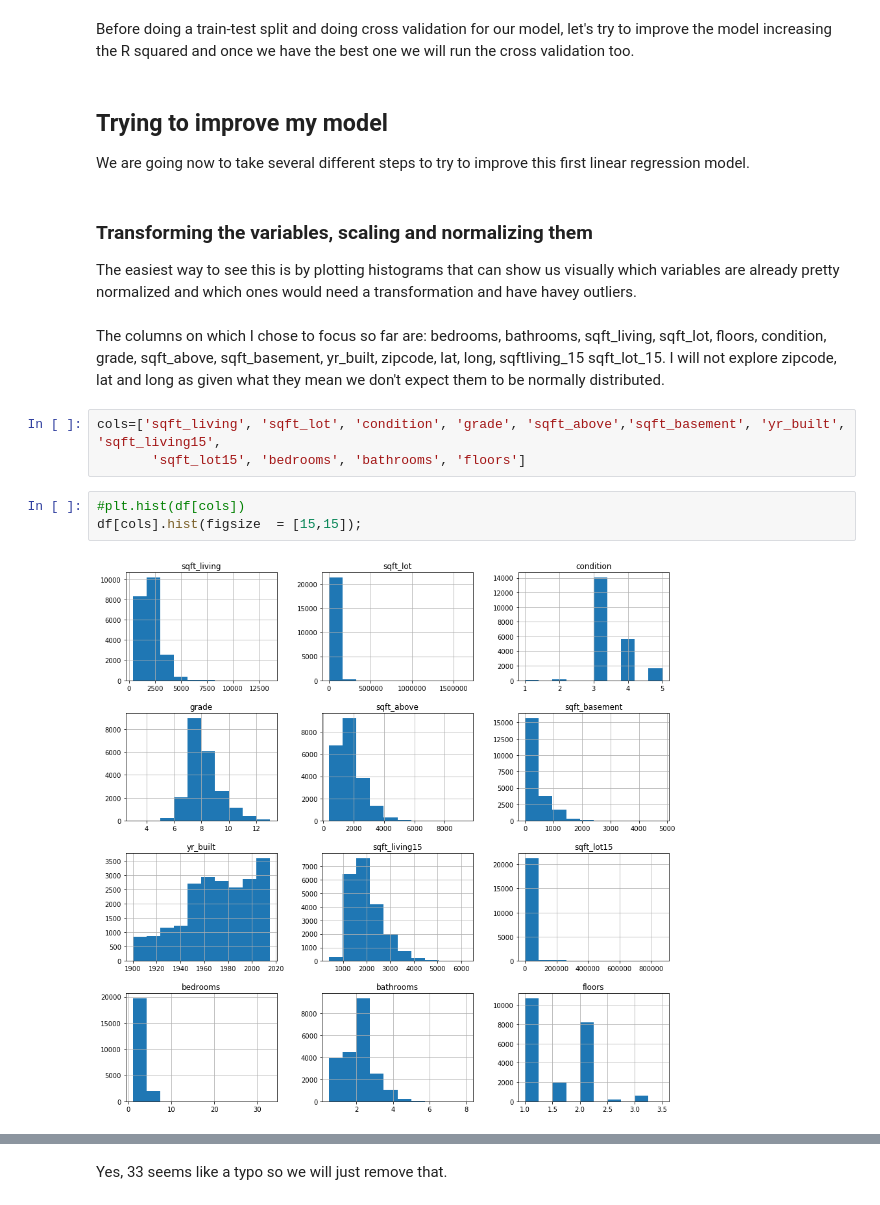
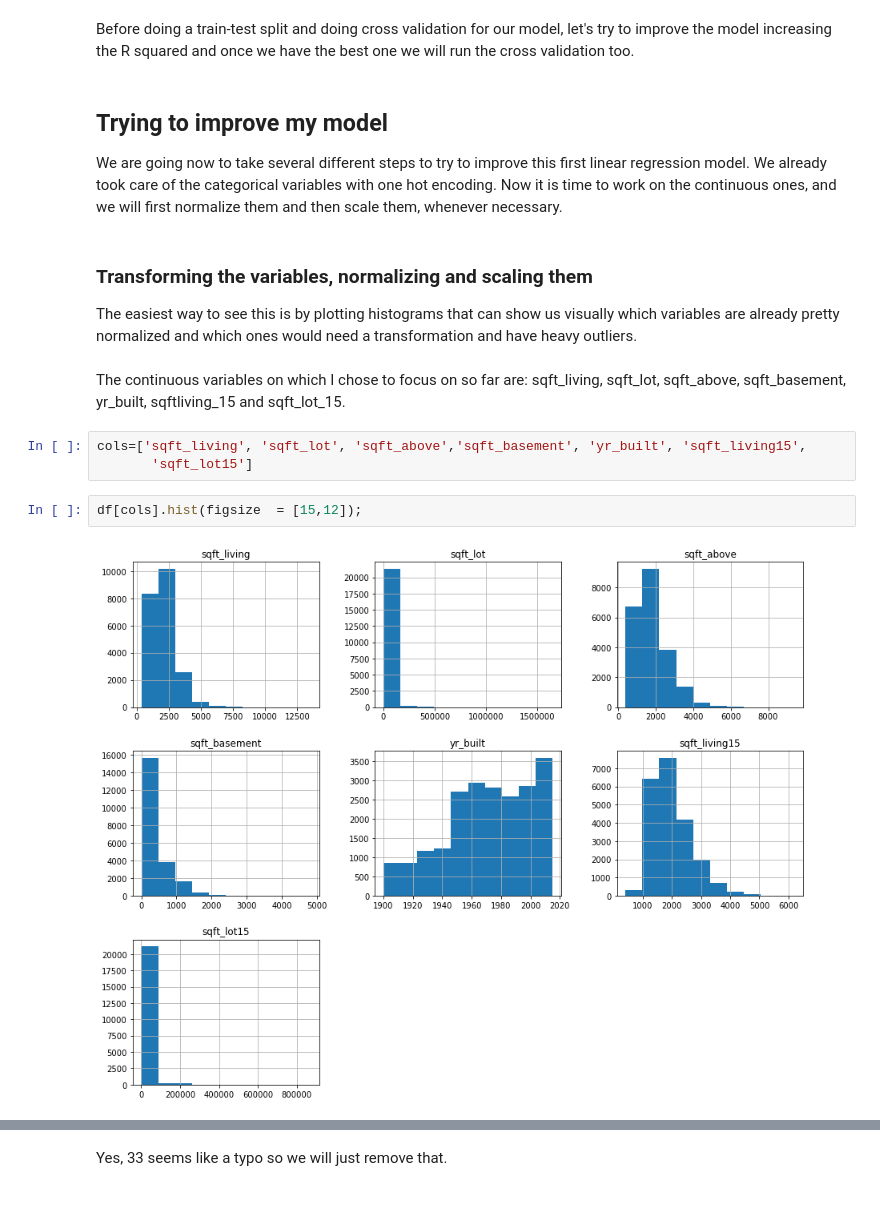
Before and after one commit to MNLKuzmin/dsc-phase-2-project-v2-3, a Jupyter notebook: student.ipynb, the cells around one changed output, grey strips where cells are left out. Cells and saved outputs as stored; diff of their text form.

Commit message:
step 4 normalized and minmaxscaled

```diff
--- a/student.ipynb
+++ b/student.ipynb
@@ -582,18 +652,18 @@ Before doing a train-test split and doing cross validation for our model, let's
 # %% [markdown]
 ## Trying to improve my model
 We are going now to take several different steps to try to improve this first linear regression model.
+We already took care of the categorical variables with one hot encoding.
+Now it is time to work on the continuous ones, and we will first normalize them and then scale them, whenever necessary.
 # %% [markdown]
-### Transforming the variables, scaling and normalizing them
-The easiest way to see this is by plotting histograms that can show us visually which variables are already pretty normalized and which ones would need a transformation and have havey outliers.
+### Transforming the variables, normalizing and scaling them
+The easiest way to see this is by plotting histograms that can show us visually which variables are already pretty normalized and which ones would need a transformation and have heavy outliers.
 # %% [markdown]
-The columns on which I chose to focus so far are: bedrooms, bathrooms, sqft_living, sqft_lot, floors, condition, grade, sqft_above, sqft_basement, yr_built, zipcode, lat, long, sqftliving_15 sqft_lot_15.
-I will not explore zipcode, lat and long as given what they mean we don't expect them to be normally distributed.
+The continuous variables on which I chose to focus on so far are: sqft_living, sqft_lot, sqft_above, sqft_basement, yr_built, sqftliving_15 and sqft_lot_15.
 # %%
-cols=['sqft_living', 'sqft_lot', 'condition', 'grade', 'sqft_above','sqft_basement', 'yr_built', 'sqft_living15',
-       'sqft_lot15', 'bedrooms', 'bathrooms', 'floors']
+cols=['sqft_living', 'sqft_lot', 'sqft_above','sqft_basement', 'yr_built', 'sqft_living15',
+       'sqft_lot15']
 # %%
-#plt.hist(df[cols])
-df[cols].hist(figsize  = [15,15]);
+df[cols].hist(figsize  = [15,12]);
 # %% [output]
-[figure, old version]
+[figure, new version]
 # %% [markdown]
```
Also changed, not shown: parts of 44 cells of this notebook.
